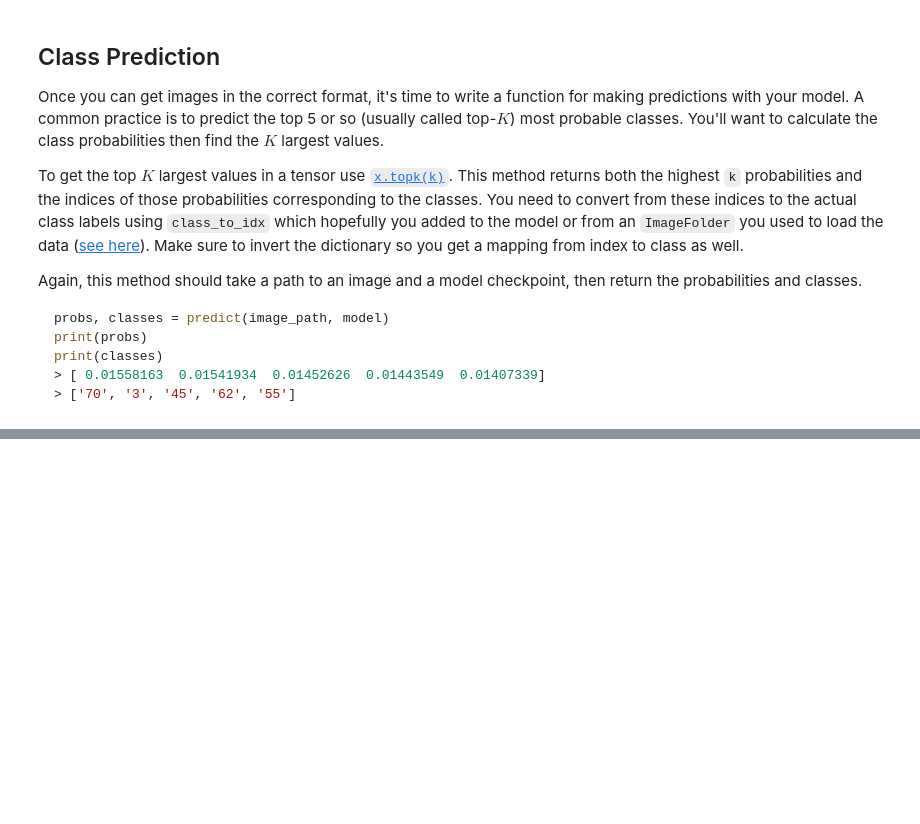
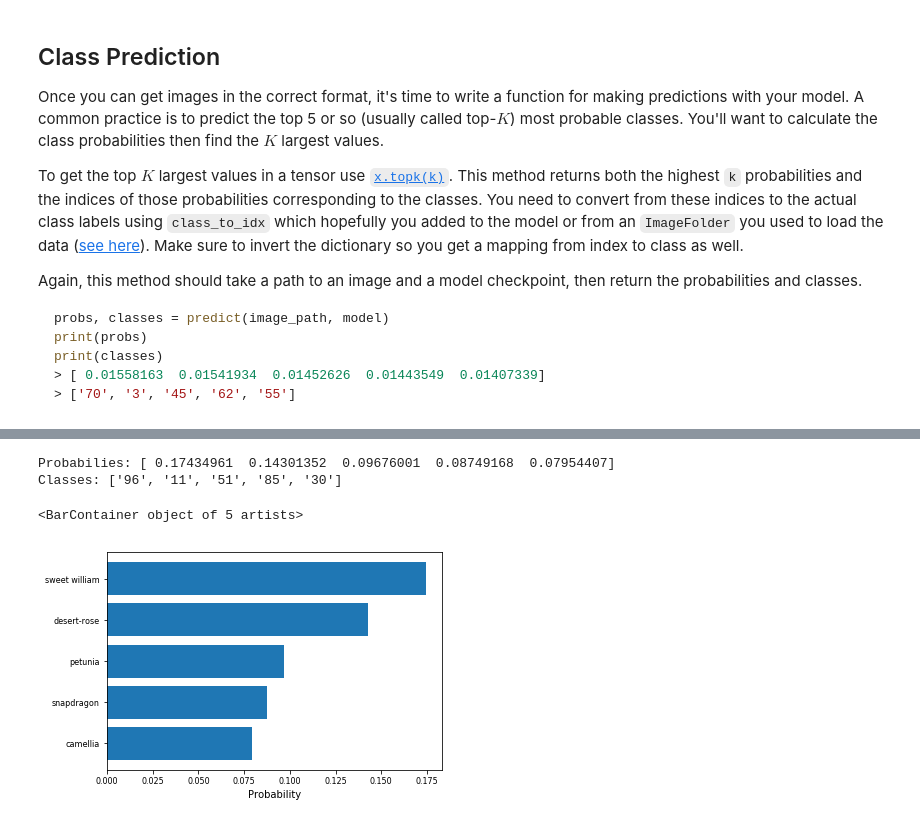
Before and after one commit to Boykai/Image-Classifier-Application, a Jupyter notebook: Image Classifier Project.ipynb, the cells around one changed output, grey strips where cells are left out. Drawn from its saved outputs; the diff is of its cells as text; code cells hidden in the pictures; blank space fills up the shorter version.

```diff
--- a/Image Classifier Project.ipynb
+++ b/Image Classifier Project.ipynb
@@ -413,0 +442,21 @@ You can convert from the class integer encoding to actual flower names with the
+# %%
+# Display probabilities and Classes
+print("Probabilies: {}".format(probs))
+print("Classes: {}".format(classes))
+y = np.arange(len(classes))
+y_labels = [cat_to_name.get(i) for i in classes[::-1]]
+x = np.array(probs)
+
+# Display plot of Probabilities and Classes
+plt.rcParams["ytick.labelsize"] = 8
+fig, ax = plt.subplots()
+ax.set_yticks(y)
+ax.set_yticklabels(y_labels)
+ax.invert_yaxis()
+plt.xlabel("Probability")
+plt.barh(y, x)
+# %% [output]
+Probabilies: [ 0.17434961  0.14301352  0.09676001  0.08749168  0.07954407]
+Classes: ['96', '11', '51', '85', '30']
+<BarContainer object of 5 artists>
+[figure, added]
```
Also changed, not shown: parts of 4 cells of this notebook, 1 other file.
